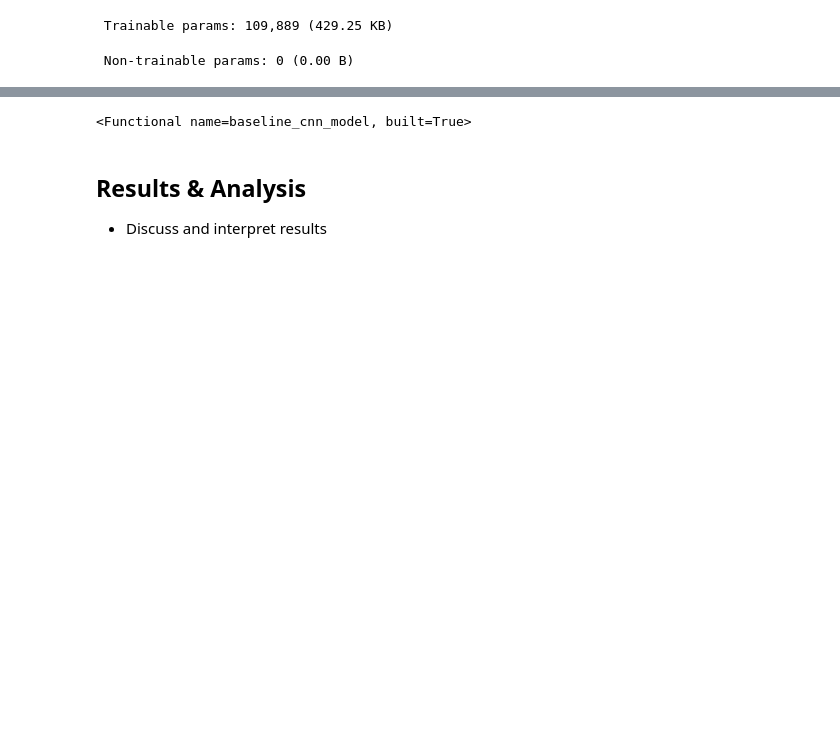
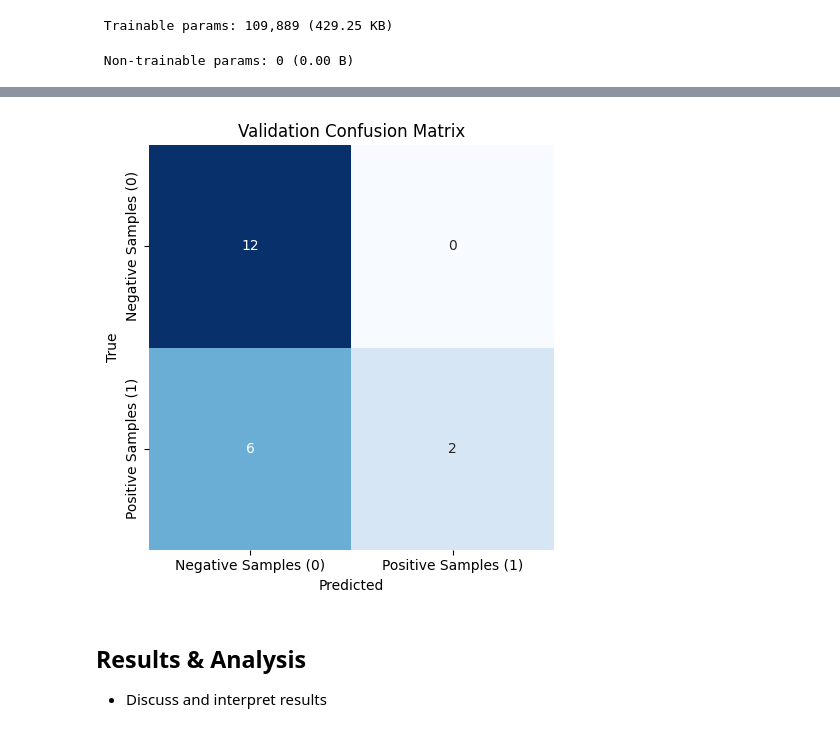
Before and after one commit to ryan-bulger/Cancer-Detection, a Jupyter notebook: metastatic_cancer_detection.ipynb, the cells around one changed output, grey strips where cells are left out. Saved outputs shown, nothing was run; the diff lists cells and outputs as text; code cells hidden in the pictures; blank space fills up the shorter version.

Commit message:
working model

```diff
--- a/metastatic_cancer_detection.ipynb
+++ b/metastatic_cancer_detection.ipynb
@@ -489,3 +355,31 @@ def fit_CNN_model_from_tfrecords(model, train_dataset, val_dataset, n_train=None
+# %%
+# Function used to create evaluation outputs
+def evaulation_outputs(model, validation_dataset):
+    # Predict
+    validation_probabilities = model.predict(validation_dataset, verbose=1).ravel()
+
+    # Convert
+    validation_predicted_labels = (validation_probabilities >= 0.5).astype(np.int32)
+
+    print('ROC AUC:', roc_auc_score(validation_labels, validation_probabilities))
+    print(classification_report(validation_labels, validation_predicted_labels, digits=4))
+
+    plt.figure(figsize=(5,5))
+    sns.heatmap(
+        confusion_matrix(validation_labels, validation_predicted_labels),
+        annot=True,
+        fmt='d',
+        cmap='Blues',
+        cbar=False,
+        xticklabels=['Negative Samples (0)','Positive Samples (1)'],
+        yticklabels=['Negative Samples (0)','Positive Samples (1)'],
+        square=True
+    )
+    plt.xlabel('Predicted')
+    plt.ylabel('True')
+    plt.title('Validation Confusion Matrix')
+    plt.tight_layout()
+    plt.show()
 # %% [markdown]
 #### Baseline CNN Model
 # %%
@@ -544,7 +438,7 @@ Model: "baseline_cnn_model"
  Non-trainable params: 0 (0.00 B)
 # %%
 # Fit the baseline model
-fit_CNN_model_from_tfrecords(
+fit_CNN_model(
     baseline_cnn_model,
     train_ds,
     val_ds,
@@ -552,5 +446,8 @@ fit_CNN_model_from_tfrecords(
     n_val=len(validation_labels),
     batch_size=BATCH_SIZE
 )
+
+# Create evaluation metrics
+evaulation_outputs(baseline_cnn_model, val_ds)
 # %% [output]
 Epoch 1/10
@@ -576 +470 @@ Epoch 10/10
-<Functional name=baseline_cnn_model, built=True>
+[figure, added]
```
Also changed, not shown: parts of 18 cells of this notebook.
